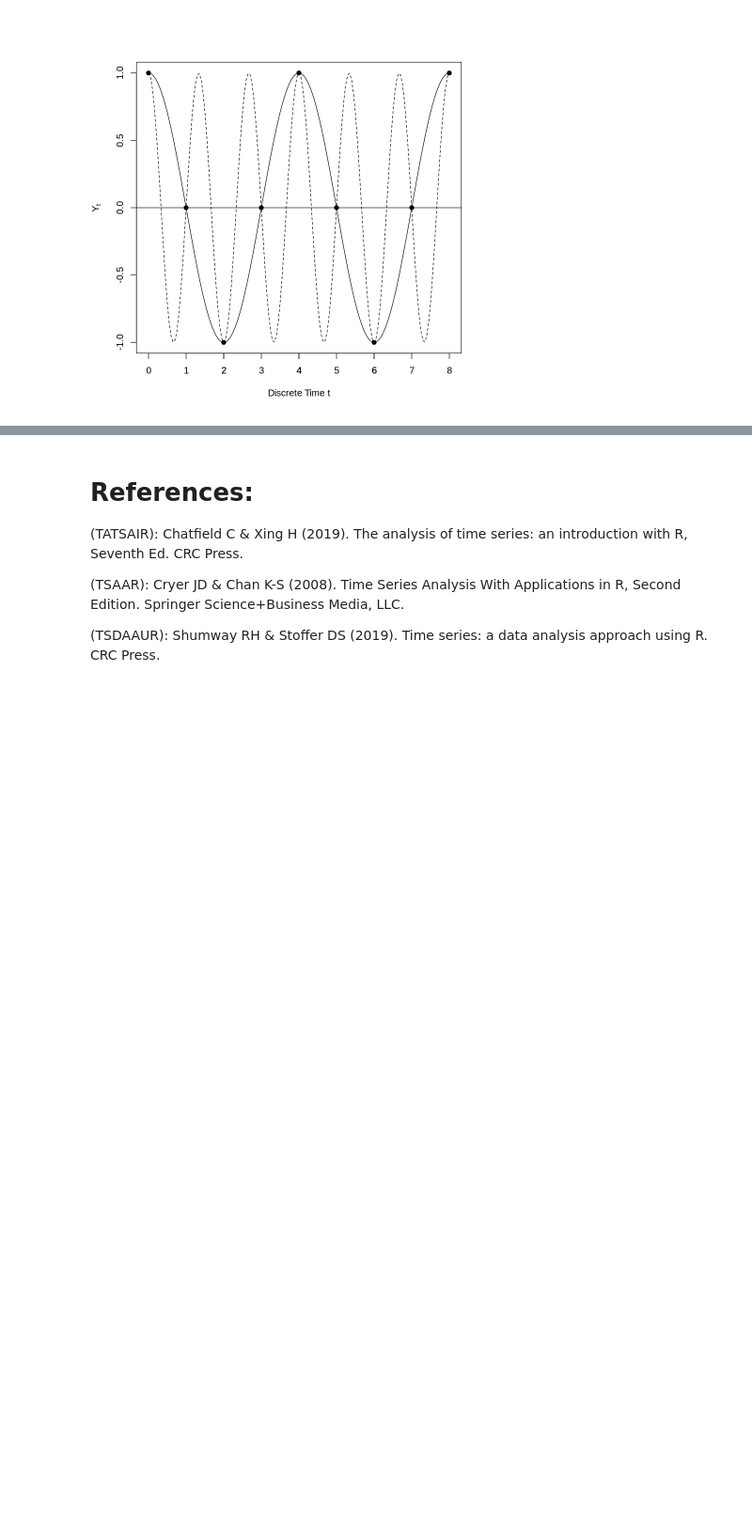
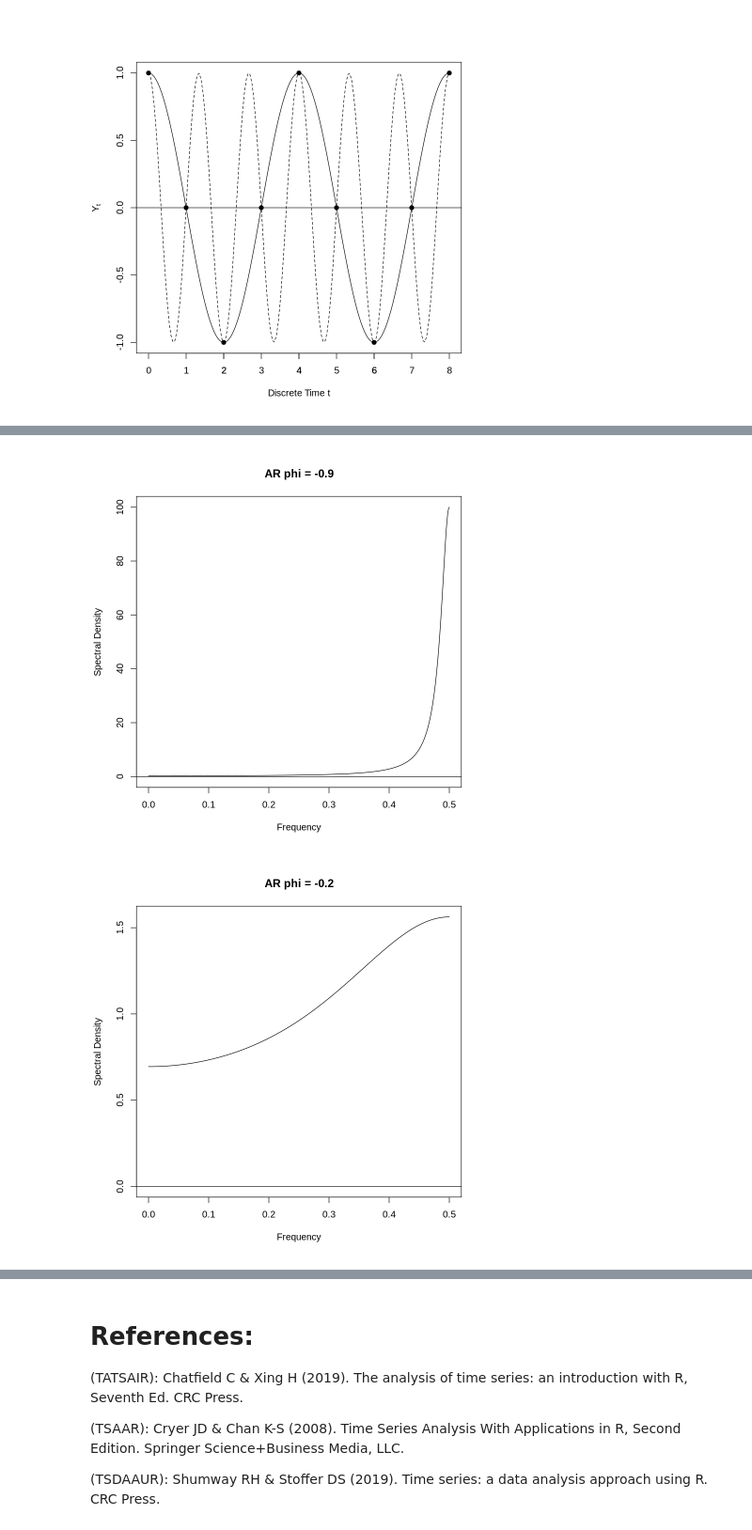
Before and after one commit to pacayton/Stat_268_Advanced_Time_Series_Analysis, a Jupyter notebook: Stat_268_Week_3_4_Freq_Domain_Spectral_Analysis.ipynb, the cells around one changed output, grey strips where cells are left out. Shown at 94% size. Saved outputs shown, nothing was run; the diff lists cells and outputs as text; code cells hidden in the pictures; blank space fills up the shorter version.

```diff
--- a/Stat_268_Week_3_4_Freq_Domain_Spectral_Analysis.ipynb
+++ b/Stat_268_Week_3_4_Freq_Domain_Spectral_Analysis.ipynb
@@ -561,0 +745,21 @@ describe the magnitude (not proportion) of the total variance of $Y_t$ that is a
+# %%
+## Sample of AR Spectra
+
+## Sample phis
+phi <- c( -0.9, -0.2, 0.2, 0.9)
+
+## Display all plots
+
+for (i in 1:4) {
+  ARMAspec(  ## function for displaying ARMA spectra
+          model = list( # Model specification in the form of a list
+                       ar = phi[i]  # AR Parameter
+                      ),
+          main = paste0("AR phi = ", phi[i]) ## Title of plot
+  )
+}
+
+## Note: I think there is a problem in TSAAR's display, which I have corrected.
+# %% [output]
+[figure, added]
+[figure, added]
```
Also changed, not shown: parts of 27 cells of this notebook.
